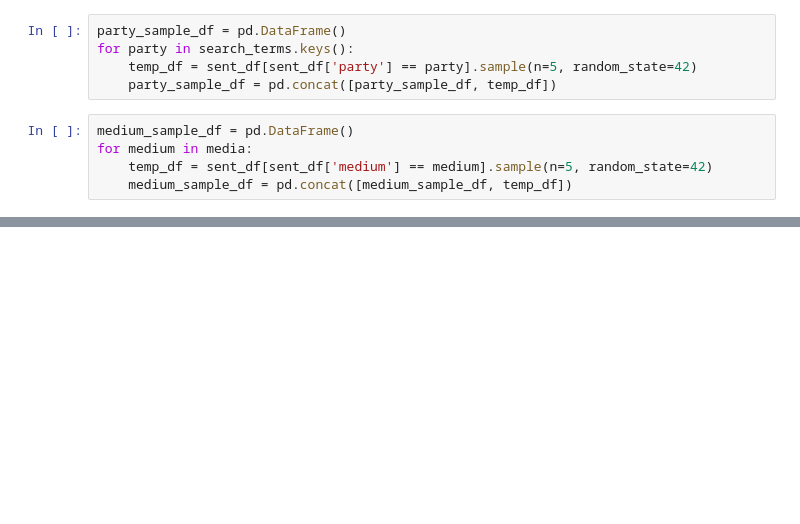
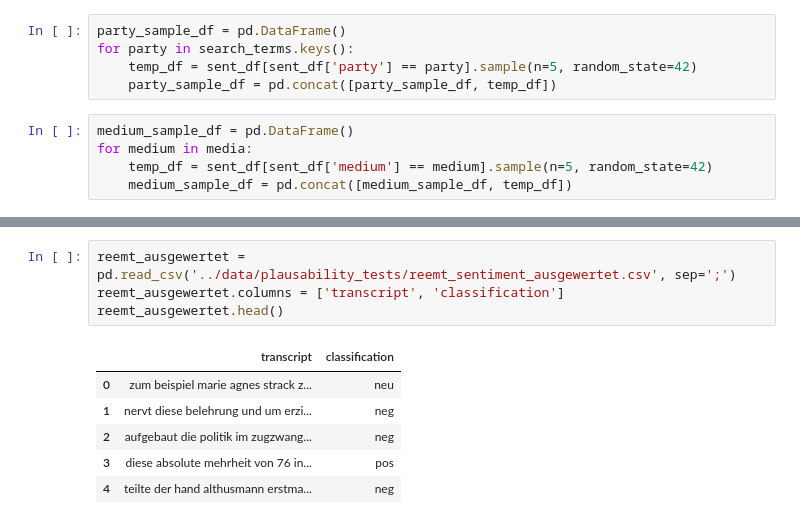
Before and after one commit to haukesteffen/media_bias_video_journalism, a Jupyter notebook: src/sentiment_analysis.ipynb, the cells around one changed output, grey strips where cells are left out. Cells and saved outputs as stored; diff of their text form; blank space fills up the shorter version.

```diff
--- a/src/sentiment_analysis.ipynb
+++ b/src/sentiment_analysis.ipynb
@@ -360,0 +384,11 @@ Name: transcript, dtype: int64
+# %%
+reemt_ausgewertet = pd.read_csv('../data/plausability_tests/reemt_sentiment_ausgewertet.csv', sep=';')
+reemt_ausgewertet.columns = ['transcript', 'classification']
+reemt_ausgewertet.head()
+# %% [output]
+|  | transcript | classification |
+| 0 | zum beispiel marie agnes strack z... | neu |
+| 1 | nervt diese belehrung und um erzi... | neg |
+| 2 | aufgebaut die politik im zugzwang... | neg |
+| 3 | diese absolute mehrheit von 76 in... | pos |
+| 4 | teilte der hand althusmann erstma... | neg |
```
Also changed, not shown: parts of 15 cells of this notebook, 1 other file.
